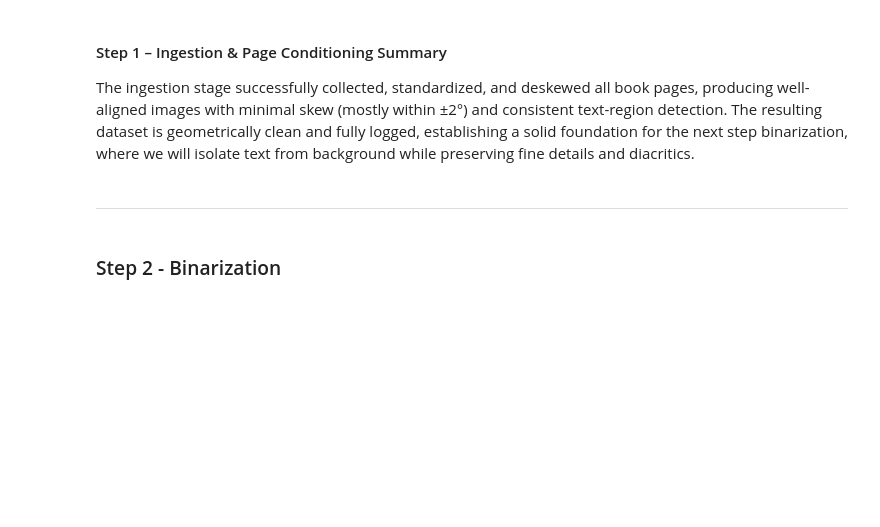
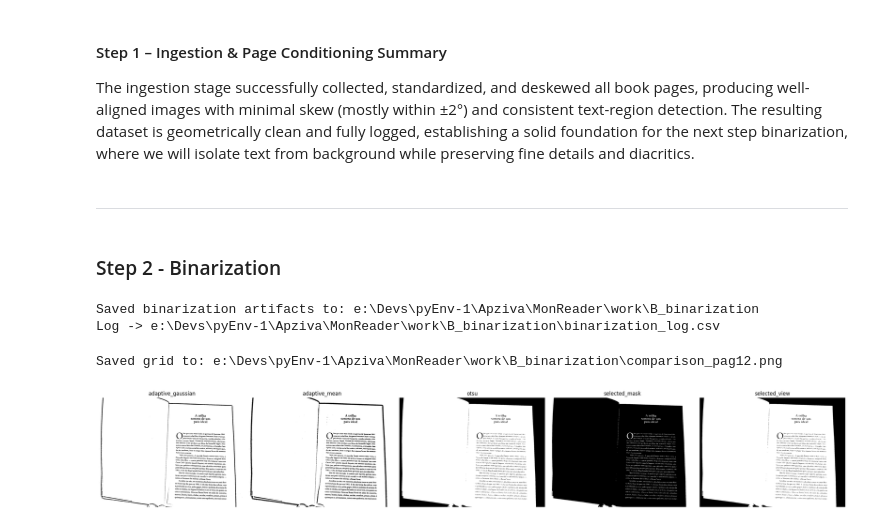
Before and after one commit to FederCO23/MonReader, a Jupyter notebook: MonReader_part2.ipynb, the cells around one changed output. Drawn from its saved outputs; the diff is of its cells as text; code cells hidden in the pictures; blank space fills up the shorter version.

```diff
--- a/MonReader_part2.ipynb
+++ b/MonReader_part2.ipynb
@@ -280,0 +87,10 @@ The ingestion stage successfully collected, standardized, and deskewed all book
+# %%
+# folders for binarization
+WORK_B = WORK_DIR / "B_binarization"
+WORK_B.mkdir(parents=True, exist_ok=True)
+# %%
+# Step 2 - Binarization
+run_binarization_from_ingest(log_csv, WORK_B)
+# %% [output]
+Saved binarization artifacts to: e:\Devs\pyEnv-1\Apziva\MonReader\work\B_binarization
+Log -> e:\Devs\pyEnv-1\Apziva\MonReader\work\B_binarization\binarization_log.csv
@@ -280,0 +143,7 @@ The ingestion stage successfully collected, standardized, and deskewed all book
+# %%
+# pick a page folder produced by binarization:
+page_dir = WORK_B / "portuguese" / "pag12"   # <- change to your page folder
+plot_binarization_outputs(page_dir, save_to=WORK_B / "comparison_pag12.png")
+# %% [output]
+Saved grid to: e:\Devs\pyEnv-1\Apziva\MonReader\work\B_binarization\comparison_pag12.png
+[figure, added]
```
Also changed, not shown: parts of 13 cells of this notebook.
